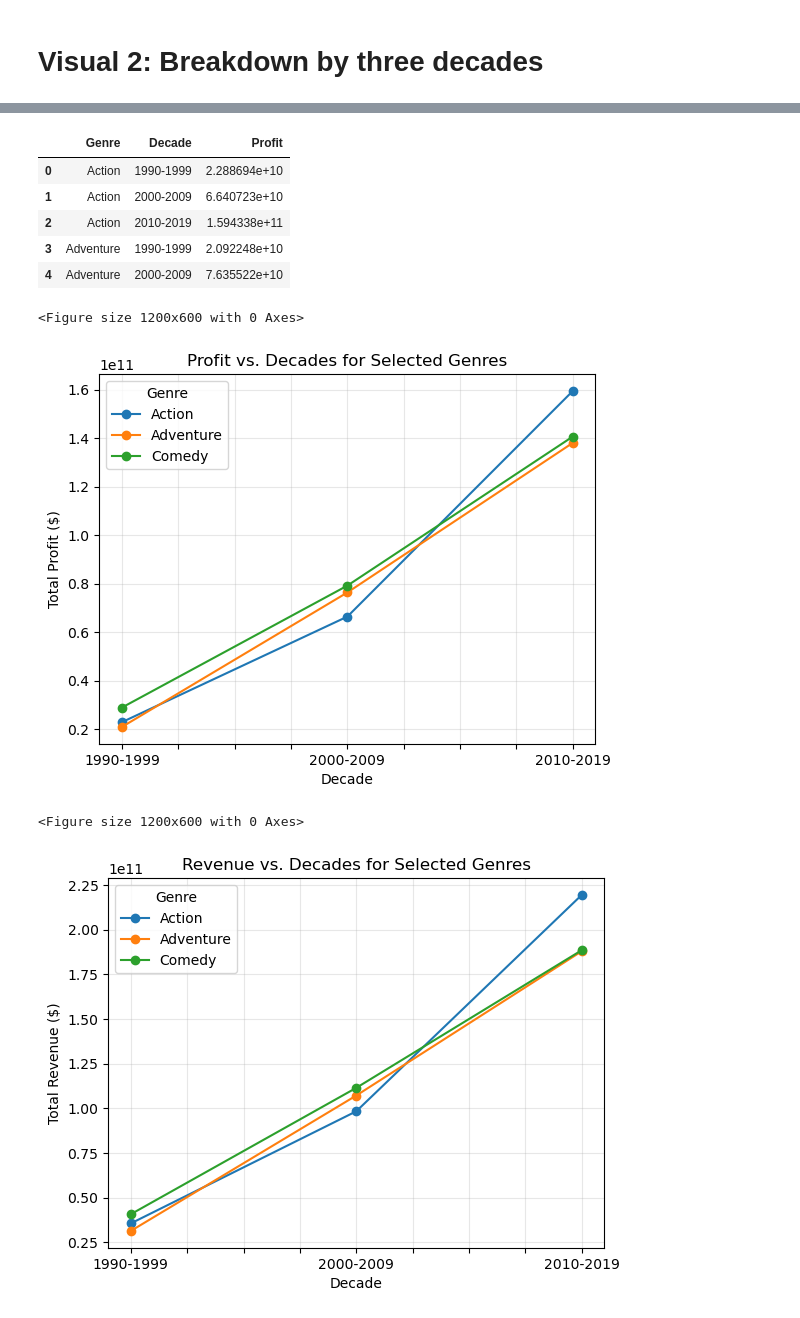
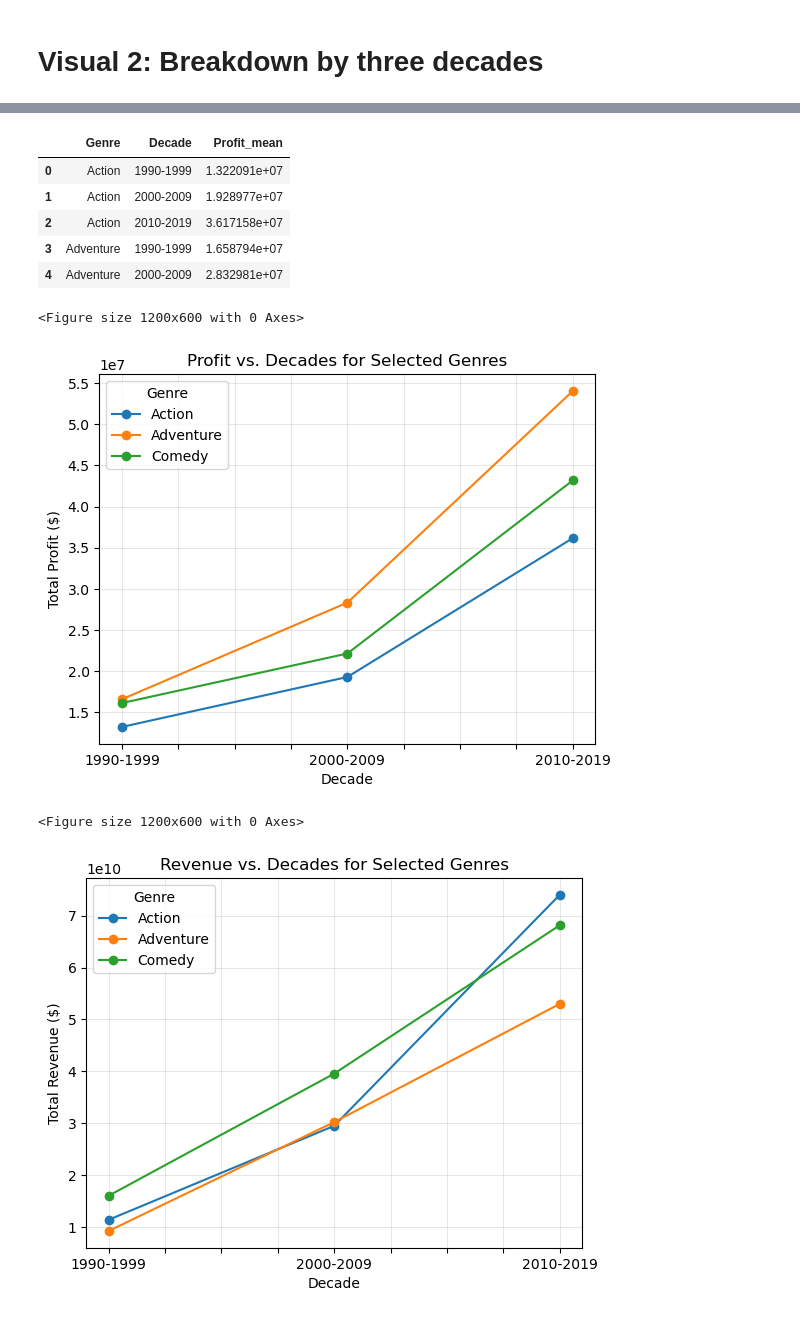
Before and after one commit to hatkiet/Project-1-Red-Team, a Jupyter notebook: Visual_1_figures.ipynb, the cells around one changed output, grey strips where cells are left out. Cells and saved outputs as stored; diff of their text form; code cells hidden in the pictures.

```diff
--- a/Visual_1_figures.ipynb
+++ b/Visual_1_figures.ipynb
@@ -87,7 +82,7 @@ for index, row in df.iterrows():
             Genre.append(genre)
 
 # Create a DataFrame from the lists
-data = {'Name': label, 'Genre': Genre, 'Revenue': size, 'Profit':profit, 'Budget':budget, 'Year':year, 'Socre':score}
+data = {'Name': label, 'Genre': Genre, 'Revenue': size, 'Profit':profit, 'Budget':budget, 'Year':year, 'Score':score}
 df_genre = pd.DataFrame(data)
 df_genre.head ()
 # %% [output]
@@ -120,3 +115,15 @@ Thriller           1450
 War                 129
 Western              51
 Name: Revenue, dtype: int64
+# %%
+# Group by 'Name' to calculate the count of genres for each movie
+movie_stats = df_genre.groupby('Name').agg({'Genre': 'count'}).reset_index()
+movie_stats.columns = ['Name', 'Genre_count']
+
+# Merge this genre count data back with the original DataFrame
+merged_data = pd.merge(df_genre, movie_stats, on='Name')
+
+# Calculate the mean revenue and profit for each movie, taking into account the count of genres
+merged_data['Revenue_mean'] = merged_data['Revenue'] / merged_data['Genre_count']
+merged_data['Profit_mean'] = merged_data['Profit'] / merged_data['Genre_count']
+merged_data
@@ -122,0 +144,3 @@ Name: Revenue, dtype: int64
+# %%
+merged_data_df = merged_data[["Name","Year","Genre","Genre_count","Score","Budget","Revenue_mean","Profit_mean"]]
+merged_data_df
@@ -362,6 +531,6 @@ df_genre.head(5)
 # %%
 # Filter for selected Genres
-df_genre_copy = df_genre.copy()
+df_genre_copy = merged_data_df.copy()
 df_genre_copy["Genre"] = df_genre_copy["Genre"].str.strip().str.lower()
 selected_genres = ["action", "comedy", "adventure"]
 df_genre_filtered = df_genre_copy[df_genre_copy["Genre"].isin(selected_genres)]
@@ -374,15 +543,15 @@ Year_bins = [1990, 2000, 2010, 2020]
 labels = ["1990-1999", "2000-2009", "2010-2019"]
 df_genre_filtered_copy["Genre"]=df_genre_filtered_copy["Genre"].str.capitalize()
 df_genre_filtered_copy ["Decade"] = pd.cut(df_genre_filtered_copy["Year"], Year_bins,labels = labels)
-df_genre_profit = df_genre_filtered_copy.groupby(["Genre","Decade"],observed=False)["Profit"].sum().reset_index()
+df_genre_profit = df_genre_filtered_copy.groupby(["Genre","Decade"],observed=False)["Profit_mean"].median().reset_index()
 df_genre_profit.head(5)
 # %% [output]
-|  | Genre | Decade | Profit |
-| 0 | Action | 1990-1999 | 2.288694e+10 |
-| 1 | Action | 2000-2009 | 6.640723e+10 |
-| 2 | Action | 2010-2019 | 1.594338e+11 |
-| 3 | Adventure | 1990-1999 | 2.092248e+10 |
-| 4 | Adventure | 2000-2009 | 7.635522e+10 |
+|  | Genre | Decade | Profit_mean |
+| 0 | Action | 1990-1999 | 1.322091e+07 |
+| 1 | Action | 2000-2009 | 1.928977e+07 |
+| 2 | Action | 2010-2019 | 3.617158e+07 |
+| 3 | Adventure | 1990-1999 | 1.658794e+07 |
+| 4 | Adventure | 2000-2009 | 2.832981e+07 |
 # %%
 # Plot the profit for each genre over decades
 # plt.figure(figsize=(12, 6))
@@ -396,7 +565,7 @@ df_genre_profit.head(5)
 
 
 # Pivot the DataFrame to have genres as columns
-df_genre_pivot = df_genre_profit.pivot(index='Decade', columns='Genre', values='Profit')
+df_genre_pivot = df_genre_profit.pivot(index='Decade', columns='Genre', values='Profit_mean')
 
 # Plot the profit for each genre over decades
 plt.figure(figsize=(12, 6))
@@ -409,22 +578,22 @@ plt.grid(True, alpha = 0.3)
 plt.show()
 # %% [output]
 <Figure size 1200x600 with 0 Axes>
-[figure, old version]
+[figure, new version]
 # %%
-df_genre_revenue = df_genre_filtered_copy.groupby(["Genre","Decade"],observed=False)["Revenue"].sum().reset_index()
+df_genre_revenue = df_genre_filtered_copy.groupby(["Genre","Decade"],observed=False)["Revenue_mean"].sum().reset_index()
 df_genre_revenue.head(5)
 
-df_genre_pivot = df_genre_revenue.pivot(index='Decade', columns='Genre', values='Revenue')
+df_genre_pivot = df_genre_revenue.pivot(index='Decade', columns='Genre', values='Revenue_mean')
 
 # Plot the profit for each genre over decades
 plt.figure(figsize=(12, 6))
 df_genre_pivot.plot(kind='line', marker='o')
 
 plt.title('Revenue vs. Decades for Selected Genres')
 plt.xlabel('Decade')
 plt.ylabel('Total Revenue ($)')
 plt.grid(True, alpha = 0.3)
 plt.show()
 # %% [output]
 <Figure size 1200x600 with 0 Axes>
-[figure, old version]
+[figure, new version]
```
Also changed, not shown: parts of 34 cells of this notebook.
